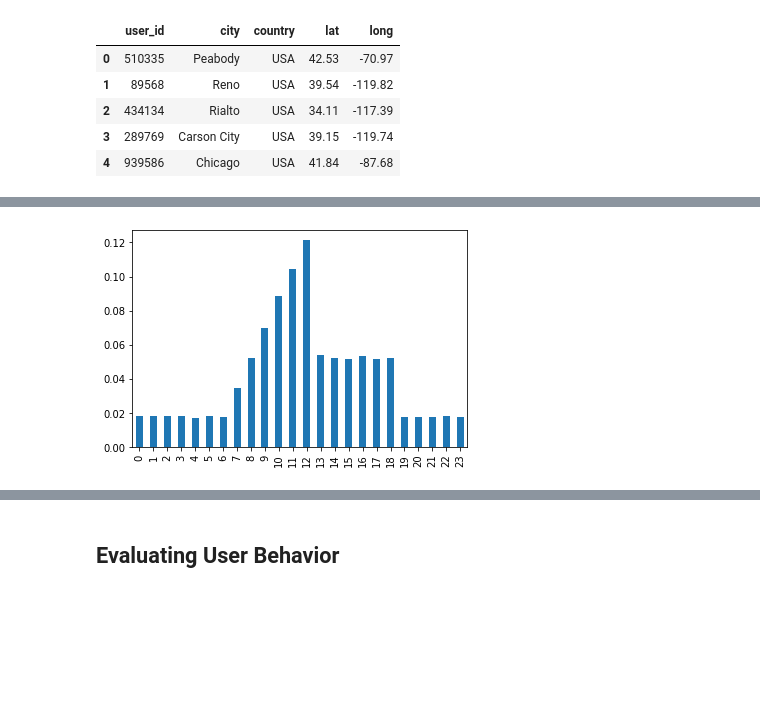
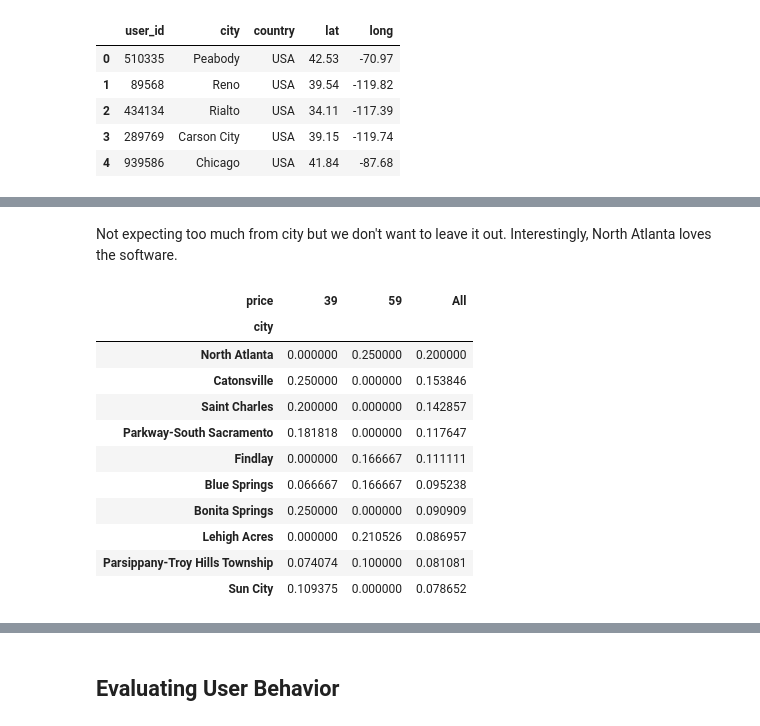
Before and after one commit to bundickm/Data-Masked-Case-Studies, a Jupyter notebook: 06. A_B_Testing_Pricing.ipynb, the cells around one changed output, grey strips where cells are left out. Drawn from its saved outputs; the diff is of its cells as text; code cells hidden in the pictures; blank space fills up the shorter version.

```diff
--- a/06. A_B_Testing_Pricing.ipynb
+++ b/06. A_B_Testing_Pricing.ipynb
@@ -281,4 +322,18 @@ df['dayofweek'].value_counts(normalize=True).sort_index().rename(
-# %%
-df['hour'].value_counts(normalize=True).sort_index().plot.bar();
-# %% [output]
-[figure, removed]
+# %% [markdown]
+Not expecting too much from city but we don't want to leave it out. Interestingly, North Atlanta loves the software.
+# %%
+pd.pivot_table(df, 'converted', 'city', 'price',
+               margins='index').sort_values(by='All', ascending=False)[:10]
+# %% [output]
+| price | 39 | 59 | All |
+| city |  |  |  |
+| North Atlanta | 0.000000 | 0.250000 | 0.200000 |
+| Catonsville | 0.250000 | 0.000000 | 0.153846 |
+| Saint Charles | 0.200000 | 0.000000 | 0.142857 |
+| Parkway-South Sacramento | 0.181818 | 0.000000 | 0.117647 |
+| Findlay | 0.000000 | 0.166667 | 0.111111 |
+| Blue Springs | 0.066667 | 0.166667 | 0.095238 |
+| Bonita Springs | 0.250000 | 0.000000 | 0.090909 |
+| Lehigh Acres | 0.000000 | 0.210526 | 0.086957 |
+| Parsippany-Troy Hills Township | 0.074074 | 0.100000 | 0.081081 |
+| Sun City | 0.109375 | 0.000000 | 0.078652 |
```
Also changed, not shown: parts of 12 cells of this notebook.
